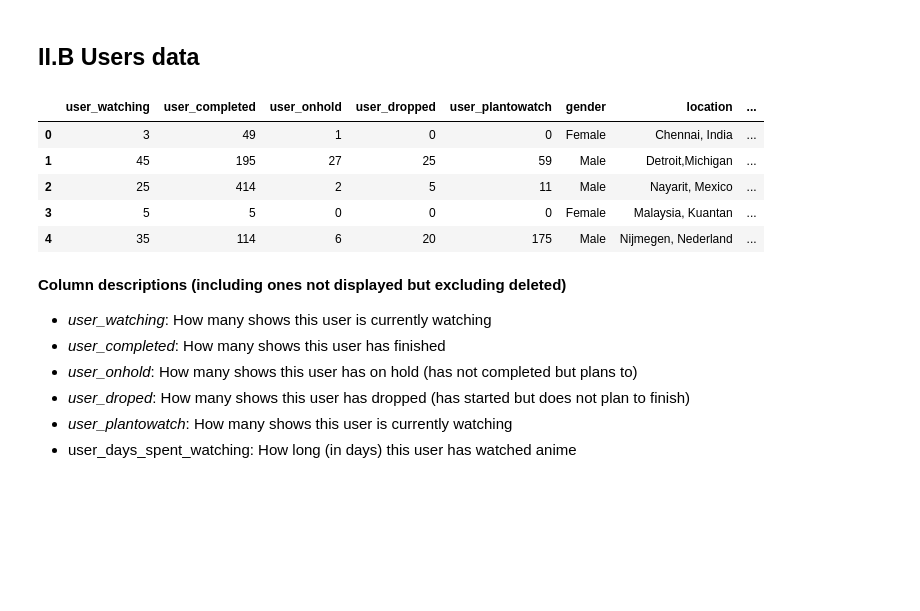
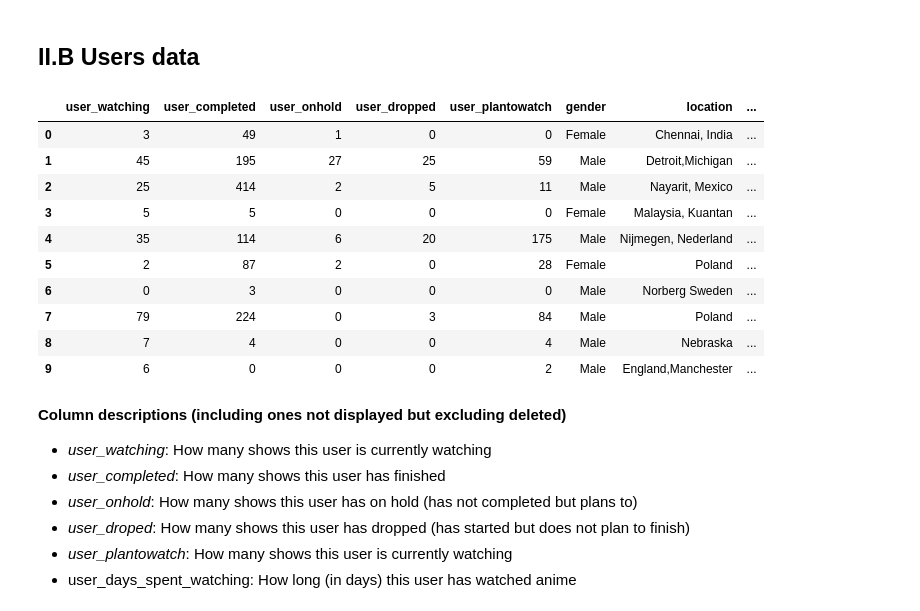
Before and after one commit to lcpoling3/lcpoling3.github.io, a Jupyter notebook: Poling_William_Final.ipynb, the cells around one changed output. Cells and saved outputs as stored; diff of their text form; code cells hidden in the pictures; blank space fills up the shorter version.

```diff
--- a/Poling_William_Final.ipynb
+++ b/Poling_William_Final.ipynb
@@ -285,17 +278,22 @@ plt.show()
 # %%
 #Important table just for display purposes
 users_important = \
 users[['user_watching', 'user_completed', 'user_onhold', 'user_dropped', 'user_plantowatch', 'gender', 'location',\
       'stats_mean_score', 'stats_episodes']]
 
-users_important.head()
+users_important.head(10)
 # %% [output]
 |  | user_watching | user_completed | user_onhold | user_dropped | user_plantowatch | gender | location | ... |
 | 0 | 3 | 49 | 1 | 0 | 0 | Female | Chennai, India | ... |
 | 1 | 45 | 195 | 27 | 25 | 59 | Male | Detroit,Michigan | ... |
 | 2 | 25 | 414 | 2 | 5 | 11 | Male | Nayarit, Mexico | ... |
 | 3 | 5 | 5 | 0 | 0 | 0 | Female | Malaysia, Kuantan | ... |
 | 4 | 35 | 114 | 6 | 20 | 175 | Male | Nijmegen, Nederland | ... |
+| 5 | 2 | 87 | 2 | 0 | 28 | Female | Poland | ... |
+| 6 | 0 | 3 | 0 | 0 | 0 | Male | Norberg Sweden | ... |
+| 7 | 79 | 224 | 0 | 3 | 84 | Male | Poland | ... |
+| 8 | 7 | 4 | 0 | 0 | 4 | Male | Nebraska | ... |
+| 9 | 6 | 0 | 0 | 0 | 2 | Male | England,Manchester | ... |
 # %% [markdown]
 **Column descriptions (including ones not displayed but excluding deleted)**
 * *user_watching*: How many shows this user is currently watching
```
Also changed, not shown: parts of 2 cells of this notebook, 1 other file.
